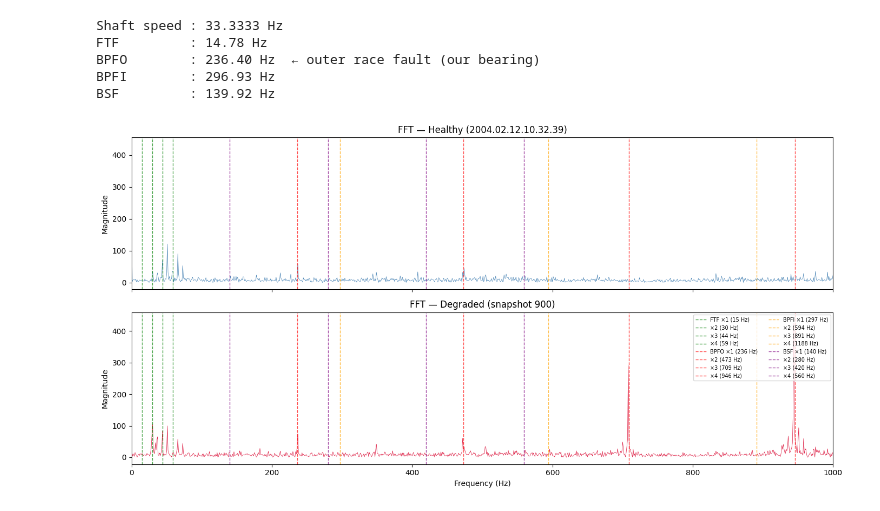
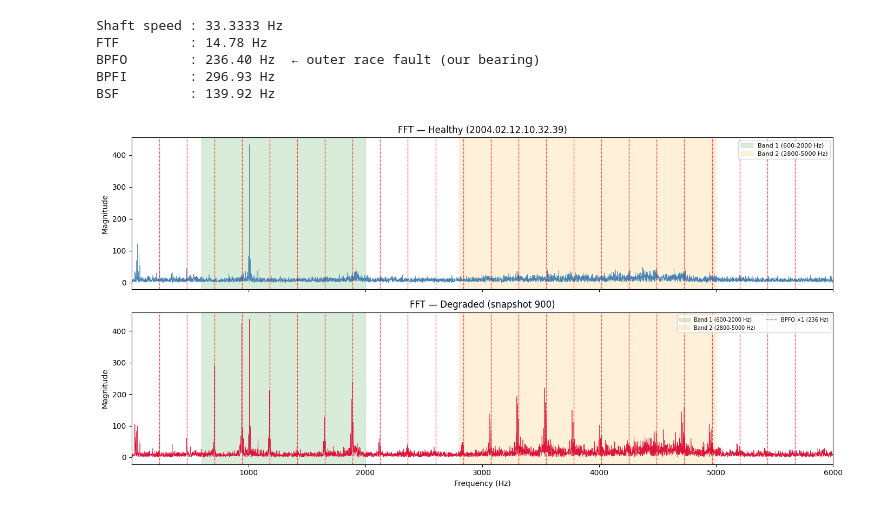
Before and after one commit to prabhav001/bearing-rul, a Jupyter notebook: notebooks/01_eda.ipynb, the cells around one changed output. Saved outputs shown, nothing was run; the diff lists cells and outputs as text; code cells hidden in the pictures.

```diff
--- a/notebooks/01_eda.ipynb
+++ b/notebooks/01_eda.ipynb
@@ -106,36 +106,42 @@ freqs_e, mag_e = compute_fft(early, FS)
 freqs_l, mag_l = compute_fft(late,  FS)
 # %%
 fault_freqs = {
-    "FTF" : {"freq": FTF,  "color": "green"},
-    "BPFO": {"freq": BPFO, "color": "red"},
-    "BPFI": {"freq": BPFI, "color": "orange"},
-    "BSF" : {"freq": BSF,  "color": "purple"},
+   # "FTF" : {"freq": FTF,  "color": "green"},
+   "BPFO": {"freq": BPFO, "color": "red"},
+   #"BPFI": {"freq": BPFI, "color": "orange"},
+    #"BSF" : {"freq": BSF,  "color": "purple"},
 }
 
 fig, axes = plt.subplots(2, 1, figsize=(14, 7), sharex=True)
 
 axes[0].plot(freqs_e, mag_e, linewidth=0.5, color="steelblue")
 axes[0].set_title(f"FFT — Healthy ({timestamps[0].decode('utf-8')})")
 axes[0].set_ylabel("Magnitude")
 
 axes[1].plot(freqs_l, mag_l, linewidth=0.5, color="crimson")
 axes[1].set_title("FFT — Degraded (snapshot 900)")
 axes[1].set_ylabel("Magnitude")
 axes[1].set_xlabel("Frequency (Hz)")
+# mark two bands
+for ax in axes:
+    ax.axvspan(600,  2000, alpha=0.15, color="green",  label="Band 1 (600-2000 Hz)")
+    ax.axvspan(2800, 5000, alpha=0.15, color="orange", label="Band 2 (2800-5000 Hz)")
+    ax.legend(fontsize=8)
 
 for name, info in fault_freqs.items():
-    for i in range(1, 5):
+    for i in range(1, 25):
         h     = info["freq"] * i
-        label = f"{name} ×{i} ({h:.0f} Hz)" if i == 1 else f"×{i} ({h:.0f} Hz)"
+        label = f"{name} ×{i} ({h:.0f} Hz)" if i == 1 else None
         for ax in axes:
             ax.axvline(x=h, color=info["color"], linewidth=1,
                        linestyle="--", alpha=0.7,
                        label=label if ax == axes[1] else "")
 
 axes[1].legend(loc="upper right", fontsize=7, ncol=2)
-axes[1].set_xlim(0, 1000)
-axes[0].set_xlim(0, 1000)
+axes[1].set_xlim(1, 6000)
+axes[0].set_xlim(1, 6000)
+
 plt.tight_layout()
 plt.show()
 # %% [output]
-[figure, old version]
+[figure, new version]
```
Also changed, not shown: parts of 5 cells of this notebook.
